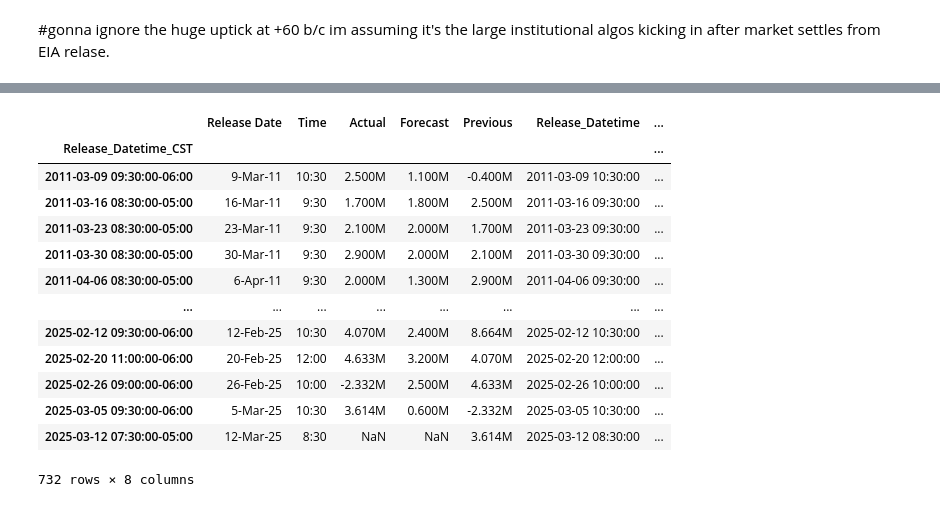
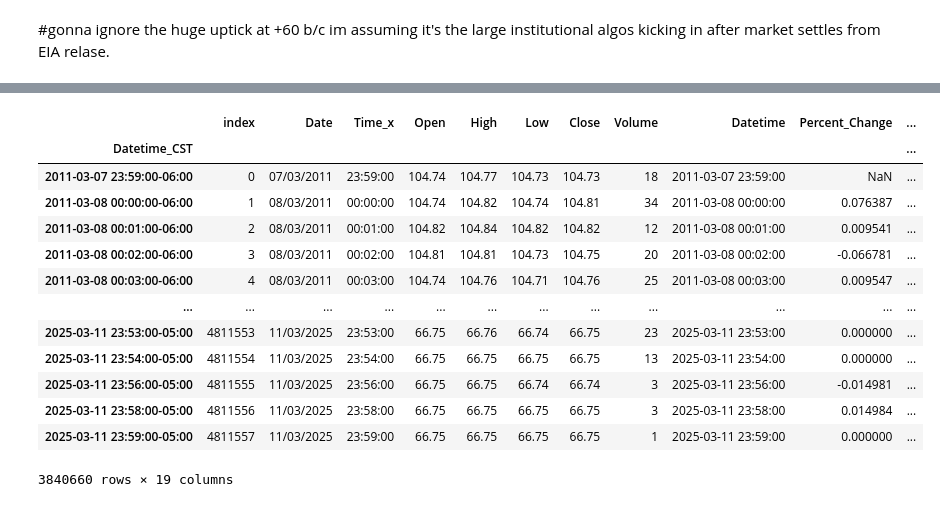
Before and after one commit to Sun-G0D/EIASupplySurprise, a Jupyter notebook: project.ipynb, the cells around one changed output, grey strips where cells are left out. Saved outputs shown, nothing was run; the diff lists cells and outputs as text; code cells hidden in the pictures.

```diff
--- a/project.ipynb
+++ b/project.ipynb
@@ -6,9 +6,10 @@ import plotly.graph_objects as go
 from plotly.offline import iplot
 from plotly.subplots import make_subplots
 from scipy import stats
+import numpy as np
 
 pd.set_option('display.max_rows', 400)
-pd.set_option('display.max_columns', None)
+pd.set_option('display.max_columns', 20)
 
 icom_eia_forecasts = pd.read_csv('data/InvestingcomEIA.csv')
 print("icom_eia_forecasts:")
@@ -459,21 +310,25 @@ for index, row in min_WTI.iterrows():
     if previous_close_price is not None and previous_close_price != 0:
         percentage_change = ((current_close_price - previous_close_price) / previous_close_price) * 100.0
         percentage_price_changes_1min_wti.append(percentage_change)
+    else:
+        percentage_price_changes_1min_wti.append(float('nan'))
     previous_close_price = current_close_price
 
-percentage_price_changes_1min_wti_series = pd.Series(percentage_price_changes_1min_wti)
+percentage_price_changes_1min_wti_series = pd.Series(percentage_price_changes_1min_wti, index=min_WTI.index)
+display(percentage_price_changes_1min_wti_series)
+min_WTI['Percent_Change'] = percentage_price_changes_1min_wti_series
 percentage_price_changes_1min_wti_series = percentage_price_changes_1min_wti_series.dropna()
 
 # --- Histogram of Filtered One-Minute Percentage Price Changes in min_res_OIH ---
 
-fig_hist_1min_wti = go.Figure(data=[go.Histogram(x=percentage_price_changes_1min_wti)])
+fig_hist_1min_wti = go.Figure(data=[go.Histogram(x=percentage_price_changes_1min_wti, nbinsx=1600)])
 
 fig_hist_1min_wti.update_layout(
     title='Histogram of One-Minute Percentage Price Changes in Crude Price',
     xaxis_title='One-Minute Percentage Price Change (%)',
     yaxis_title='Frequency (Number of Minutes)',
-    xaxis_range=[-0.5, 0.5],
-    yaxis_range=[0, 300000]
+    xaxis_range=[-3, 3],
+    #yaxis_range=[0, 300000]
 )
 
 fig_hist_1min_wti.show()
@@ -834,0 +633,25 @@ display(min_WTI)
+# %%
+
+# 2. Perform the merge_asof
+wti_with_eia_releases = pd.merge_asof(
+    left=min_WTI_no_eia_days.reset_index(), # Reset index to make 'Datetime_CST' a regular column for merge_asof
+    right=icom_eia_forecasts.reset_index(),
+    left_on='Datetime_CST',       # Column in min_WTI to merge on
+    right_on='Release_Datetime_CST', # Column in icom_eia_forecasts to merge on
+    direction='nearest',         # Match to the most recent EIA release *before* each WTI time
+    tolerance=pd.Timedelta('2D')
+)
+
+# 3. Examine the result
+print(wti_with_eia_releases[['Datetime_CST', 'Release_Datetime_CST', 'Actual', 'Forecast']].head(20))
+# You'll see that for each minute in min_WTI, the 'Release_Datetime_GMT_minus_6' column (and other EIA columns)
+# will be populated with the data from the *most recent* EIA release prior to that minute.
+# If there was no EIA release before a particular WTI time (e.g., at the very beginning of your WTI data),
+# the EIA columns will be NaN.
+
+# 4. (Optional) Clean up and set index back if needed
+wti_with_eia_releases = wti_with_eia_releases.set_index('Datetime_CST') # Set 'Datetime_CST' back as index if you prefer
+# You might want to rename 'Release_Datetime_GMT_minus_6' to something more descriptive in the merged dataframe, e.g., 'Associated_EIA_Release_Time'
+
+
+print(wti_with_eia_releases.head(50)) # Display the first few rows of the merged dataframe
@@ -835,17 +676,17 @@ display(min_WTI)
 # %%
-display(icom_eia_forecasts)
+display(wti_with_eia_releases)
 # %% [output]
-|  | Release Date | Time | Actual | Forecast | Previous | Release_Datetime | ... |
-| Release_Datetime_CST |  |  |  |  |  |  | ... |
-| 2011-03-09 09:30:00-06:00 | 9-Mar-11 | 10:30 | 2.500M | 1.100M | -0.400M | 2011-03-09 10:30:00 | ... |
-| 2011-03-16 08:30:00-05:00 | 16-Mar-11 | 9:30 | 1.700M | 1.800M | 2.500M | 2011-03-16 09:30:00 | ... |
-| 2011-03-23 08:30:00-05:00 | 23-Mar-11 | 9:30 | 2.100M | 2.000M | 1.700M | 2011-03-23 09:30:00 | ... |
-| 2011-03-30 08:30:00-05:00 | 30-Mar-11 | 9:30 | 2.900M | 2.000M | 2.100M | 2011-03-30 09:30:00 | ... |
-| 2011-04-06 08:30:00-05:00 | 6-Apr-11 | 9:30 | 2.000M | 1.300M | 2.900M | 2011-04-06 09:30:00 | ... |
-| ... | ... | ... | ... | ... | ... | ... | ... |
-| 2025-02-12 09:30:00-06:00 | 12-Feb-25 | 10:30 | 4.070M | 2.400M | 8.664M | 2025-02-12 10:30:00 | ... |
-| 2025-02-20 11:00:00-06:00 | 20-Feb-25 | 12:00 | 4.633M | 3.200M | 4.070M | 2025-02-20 12:00:00 | ... |
-| 2025-02-26 09:00:00-06:00 | 26-Feb-25 | 10:00 | -2.332M | 2.500M | 4.633M | 2025-02-26 10:00:00 | ... |
-| 2025-03-05 09:30:00-06:00 | 5-Mar-25 | 10:30 | 3.614M | 0.600M | -2.332M | 2025-03-05 10:30:00 | ... |
-| 2025-03-12 07:30:00-05:00 | 12-Mar-25 | 8:30 | NaN | NaN | 3.614M | 2025-03-12 08:30:00 | ... |
+|  | index | Date | Time_x | Open | High | Low | Close | Volume | Datetime | Percent_Change | ... |
+| Datetime_CST |  |  |  |  |  |  |  |  |  |  | ... |
+| 2011-03-07 23:59:00-06:00 | 0 | 07/03/2011 | 23:59:00 | 104.74 | 104.77 | 104.73 | 104.73 | 18 | 2011-03-07 23:59:00 | NaN | ... |
+| 2011-03-08 00:00:00-06:00 | 1 | 08/03/2011 | 00:00:00 | 104.74 | 104.82 | 104.74 | 104.81 | 34 | 2011-03-08 00:00:00 | 0.076387 | ... |
+| 2011-03-08 00:01:00-06:00 | 2 | 08/03/2011 | 00:01:00 | 104.82 | 104.84 | 104.82 | 104.82 | 12 | 2011-03-08 00:01:00 | 0.009541 | ... |
+| 2011-03-08 00:02:00-06:00 | 3 | 08/03/2011 | 00:02:00 | 104.81 | 104.81 | 104.73 | 104.75 | 20 | 2011-03-08 00:02:00 | -0.066781 | ... |
+| 2011-03-08 00:03:00-06:00 | 4 | 08/03/2011 | 00:03:00 | 104.74 | 104.76 | 104.71 | 104.76 | 25 | 2011-03-08 00:03:00 | 0.009547 | ... |
+| ... | ... | ... | ... | ... | ... | ... | ... | ... | ... | ... | ... |
+| 2025-03-11 23:53:00-05:00 | 4811553 | 11/03/2025 | 23:53:00 | 66.75 | 66.76 | 66.74 | 66.75 | 23 | 2025-03-11 23:53:00 | 0.000000 | ... |
+| 2025-03-11 23:54:00-05:00 | 4811554 | 11/03/2025 | 23:54:00 | 66.75 | 66.75 | 66.75 | 66.75 | 13 | 2025-03-11 23:54:00 | 0.000000 | ... |
+| 2025-03-11 23:56:00-05:00 | 4811555 | 11/03/2025 | 23:56:00 | 66.75 | 66.75 | 66.74 | 66.74 | 3 | 2025-03-11 23:56:00 | -0.014981 | ... |
+| 2025-03-11 23:58:00-05:00 | 4811556 | 11/03/2025 | 23:58:00 | 66.75 | 66.75 | 66.75 | 66.75 | 3 | 2025-03-11 23:58:00 | 0.014984 | ... |
+| 2025-03-11 23:59:00-05:00 | 4811557 | 11/03/2025 | 23:59:00 | 66.75 | 66.75 | 66.75 | 66.75 | 1 | 2025-03-11 23:59:00 | 0.000000 | ... |
-732 rows × 8 columns
+3840660 rows × 19 columns
```
Also changed, not shown: parts of 22 cells of this notebook.
